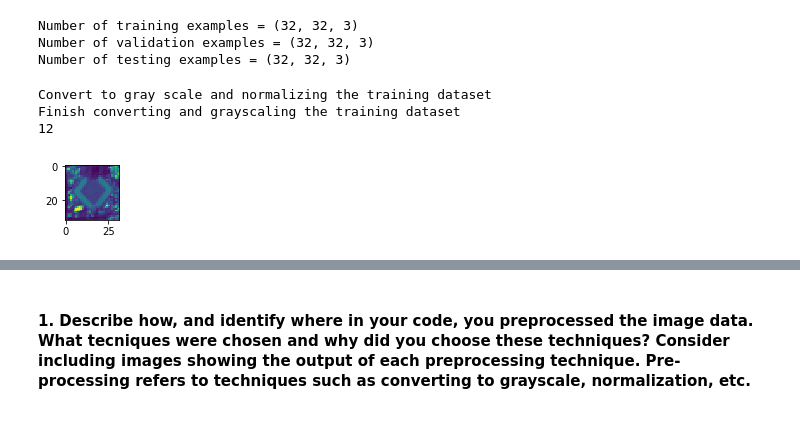
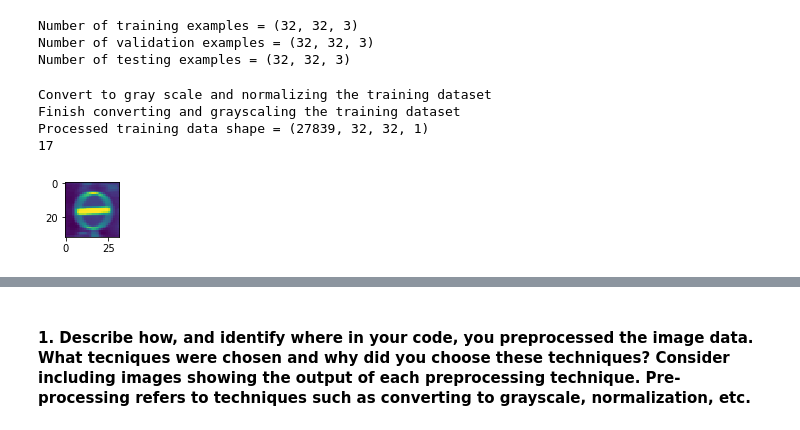
Before and after one commit to calsaviour/sdc, a Jupyter notebook: TermOne/CarND-Traffic-Sign-Classifier-Project/Traffic_Sign_Classifier.ipynb, the cells around one changed output, grey strips where cells are left out. Saved outputs shown, nothing was run; the diff lists cells and outputs as text; code cells hidden in the pictures.

Commit message:
Change image dimension to 1 since it is gray scale

```diff
--- a/TermOne/CarND-Traffic-Sign-Classifier-Project/Traffic_Sign_Classifier.ipynb
+++ b/TermOne/CarND-Traffic-Sign-Classifier-Project/Traffic_Sign_Classifier.ipynb
@@ -204,20 +206,23 @@ Number of training examples = (32, 32, 3)
 Number of validation examples = (32, 32, 3)
 Number of testing examples = (32, 32, 3)
 # %%
-from numpy import newaxis
+
 print ("Convert to gray scale and normalizing the training dataset")
 
 # Iterate through grayscale
-X_train = convertImageToGrayScale(X_train)
-X_train = X_train[..., newaxis]
-X_normalized = normalize(X_train)
+X_train_gray = convertImageToGrayScale(X_train)
+X_train_axis = X_train_gray[..., newaxis]
+X_normalized = normalize(X_train_axis)
 
 print ("Finish converting and grayscaling the training dataset")
 
+# Double-check that the image is changed to depth of 1
+print("Processed training data shape =",X_normalized.shape)
 
 plotFigure(X_normalized)
 # %% [output]
 Convert to gray scale and normalizing the training dataset
 Finish converting and grayscaling the training dataset
-12
+Processed training data shape = (27839, 32, 32, 1)
+17
-[figure, old version]
+[figure, new version]
```
Also changed, not shown: parts of 13 cells of this notebook.
